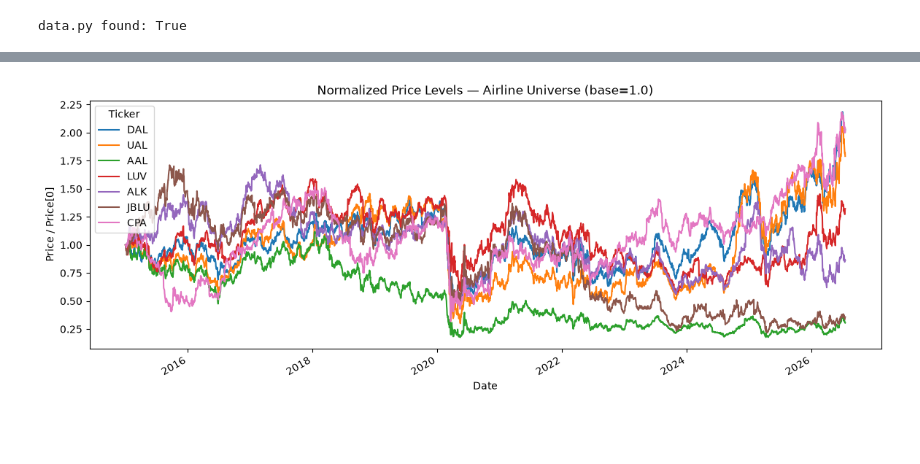
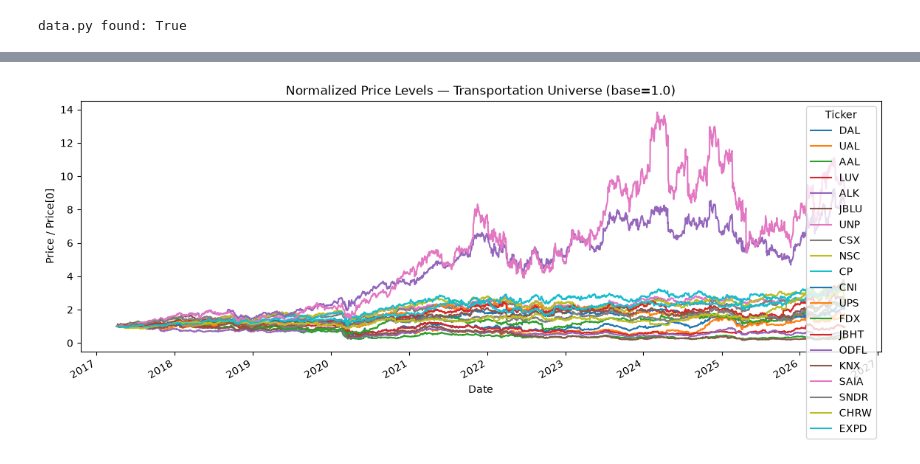
Before and after one commit to japeshwar/US-Transportation-Residual-StatArb, a Jupyter notebook: Notebooks/01_Data.ipynb, the cells around one changed output, grey strips where cells are left out. Drawn from its saved outputs; the diff is of its cells as text; code cells hidden in the pictures; blank space fills up the shorter version.

Commit message:
EXPANDED COVERAGE TO INCLUDE TRANSPORTS

```diff
--- a/Notebooks/01_Data.ipynb
+++ b/Notebooks/01_Data.ipynb
@@ -36,7 +31,7 @@ print("data.py found:", os.path.exists('../data.py'))
 data.py found: True
 # %%
 # Starting Data
-airline_returns, macro_returns, prices = dt.load_data()
-print(f"Shape: {airline_returns.shape}")
-airline_returns.head()
+stocks_returns, macro_returns, prices = dt.load_data()
+print(f"Shape: {stocks_returns.shape}")
+stocks_returns.head()
 # %% [output]
@@ -58,8 +51,8 @@ Shape: (2903, 7)
 # %%
-(prices[dt.airlines].dropna() /
- prices[dt.airlines].dropna().iloc[0]).plot(figsize=(14,5),title="Normalized Price Levels — Airline Universe (base=1.0)")
+(prices[dt.stocks].dropna() /
+ prices[dt.stocks].dropna().iloc[0]).plot(figsize = (14,5), title = "Normalized Price Levels — Transportation Universe (base=1.0)")
 plt.ylabel("Price / Price[0]")
 plt.show()
 # %% [output]
-[figure, old version]
+[figure, new version]
 # %%
```
Also changed, not shown: parts of 7 cells of this notebook, 13 other files.
